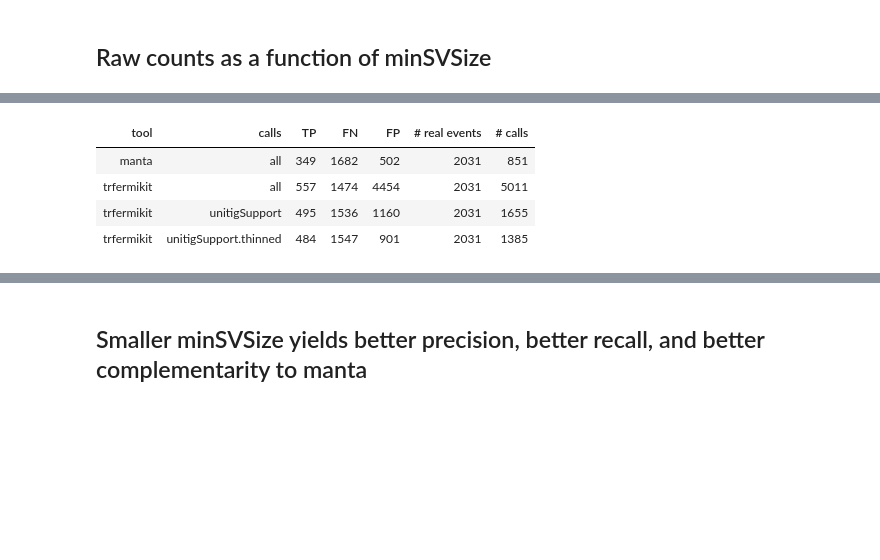
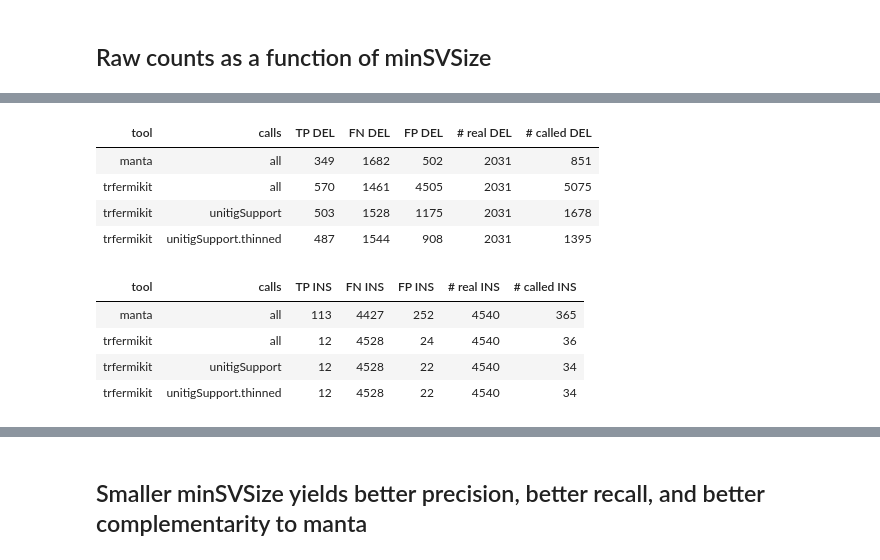
Before and after one commit to petermchale/trfermikit, a Jupyter notebook: experiments/minSVSize/evaluate.ipynb, the cells around one changed output, grey strips where cells are left out. Saved outputs shown, nothing was run; the diff lists cells and outputs as text; code cells hidden in the pictures; blank space fills up the shorter version.

Commit message:
minSVSize notebook for INSs

```diff
--- a/experiments/minSVSize/evaluate.ipynb
+++ b/experiments/minSVSize/evaluate.ipynb
@@ -37,25 +37,34 @@ def add_performance(table, truvari_data, tool, calls):
             truvari_data['TP-base'] + truvari_data['FP']
     ])
 
-def create_performance_table(output):
+def create_performance_table(output, svtype):
     table = []
-    with open('{}/truvari-pacbio-manta/summary.txt'.format(output)) as json_file:
+    with open('{}/truvari-{}-pacbio-manta/summary.txt'.format(output, svtype)) as json_file:
         add_performance(table, json.load(json_file), 'manta', 'all')
-    with open('{}/truvari-pacbio-trfermikit/summary.txt'.format(output)) as json_file:
+    with open('{}/truvari-{}-pacbio-trfermikit/summary.txt'.format(output, svtype)) as json_file:
         add_performance(table, json.load(json_file), 'trfermikit', 'all')
-    with open('{}/truvari-pacbio-trfermikit.unitigSupport/summary.txt'.format(output)) as json_file:
+    with open('{}/truvari-{}-pacbio-trfermikit.unitigSupport/summary.txt'.format(output, svtype)) as json_file:
         add_performance(table, json.load(json_file), 'trfermikit', 'unitigSupport')
-    with open('{}/truvari-pacbio-trfermikit.unitigSupport.thinned/summary.txt'.format(output)) as json_file:
+    with open('{}/truvari-{}-pacbio-trfermikit.unitigSupport.thinned/summary.txt'.format(output, svtype)) as json_file:
         add_performance(table, json.load(json_file), 'trfermikit', 'unitigSupport.thinned')
     return table
 
 
-def visualize_performance_table(output):
+def visualize_performance_table(output, svtype):
     from IPython.display import HTML
-    columns = ['tool', 'calls', 'TP', 'FN', 'FP', '# real events', '# calls']
+    columns = ['tool', 'calls',
+               'TP {}'.format(svtype),
+               'FN {}'.format(svtype),
+               'FP {}'.format(svtype),
+               '# real {}'.format(svtype),
+               '# called {}'.format(svtype)]
     df_ = pd.DataFrame(
-        create_performance_table(output),
+        create_performance_table(output, svtype),
         columns=columns
     )
-    return HTML(df_.to_html(index=False))
+    display(HTML(df_.to_html(index=False)))
+
+def visualize_performance_tables(output):
+    visualize_performance_table(output, svtype='DEL')
+    visualize_performance_table(output, svtype='INS')
 # %%
@@ -69,9 +83,14 @@ visualize_performance_table('data/minSVSize=1000')
 # %%
-visualize_performance_table('data/minSVSize=100')
+visualize_performance_tables('data/minSVSize=100')
 # %% [output]
-| tool | calls | TP | FN | FP | # real events | # calls |
+| tool | calls | TP DEL | FN DEL | FP DEL | # real DEL | # called DEL |
 | manta | all | 349 | 1682 | 502 | 2031 | 851 |
-| trfermikit | all | 557 | 1474 | 4454 | 2031 | 5011 |
-| trfermikit | unitigSupport | 495 | 1536 | 1160 | 2031 | 1655 |
-| trfermikit | unitigSupport.thinned | 484 | 1547 | 901 | 2031 | 1385 |
+| trfermikit | all | 570 | 1461 | 4505 | 2031 | 5075 |
+| trfermikit | unitigSupport | 503 | 1528 | 1175 | 2031 | 1678 |
+| trfermikit | unitigSupport.thinned | 487 | 1544 | 908 | 2031 | 1395 |
+| tool | calls | TP INS | FN INS | FP INS | # real INS | # called INS |
+| manta | all | 113 | 4427 | 252 | 4540 | 365 |
+| trfermikit | all | 12 | 4528 | 24 | 4540 | 36 |
+| trfermikit | unitigSupport | 12 | 4528 | 22 | 4540 | 34 |
+| trfermikit | unitigSupport.thinned | 12 | 4528 | 22 | 4540 | 34 |
 # %%
```
Also changed, not shown: parts of 7 cells of this notebook, 1 other file.
